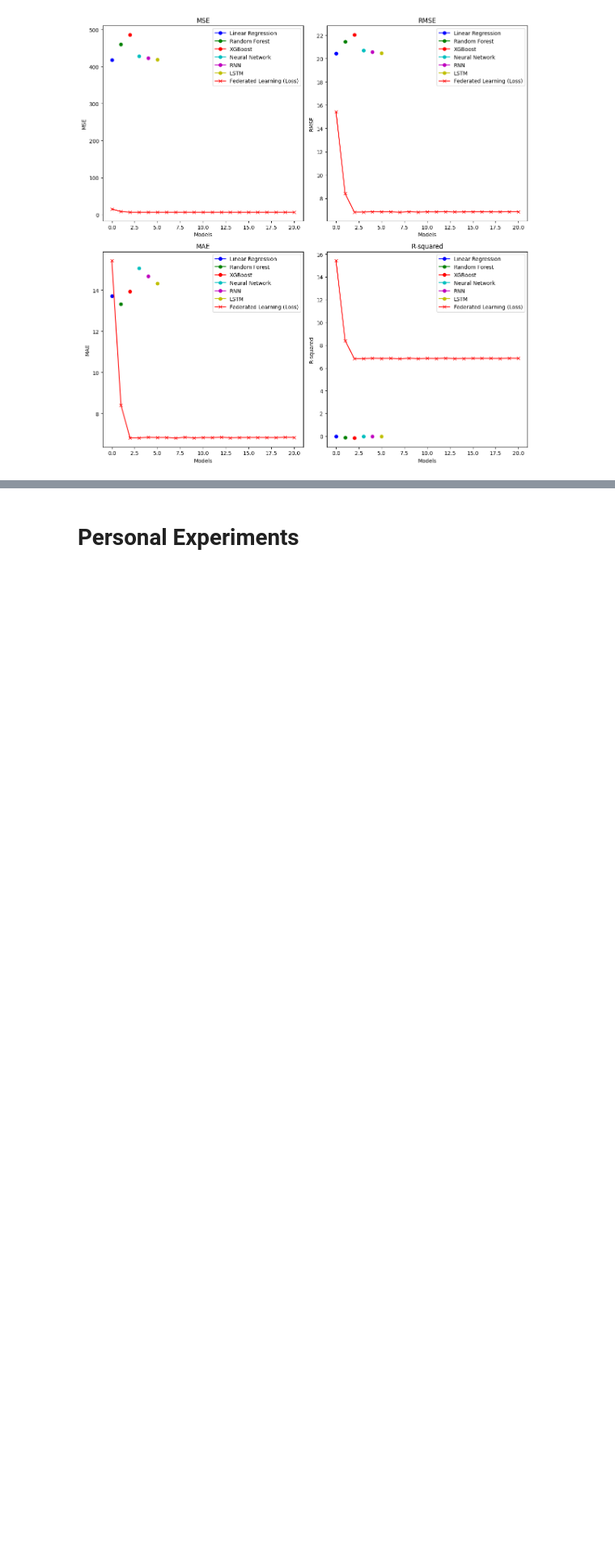
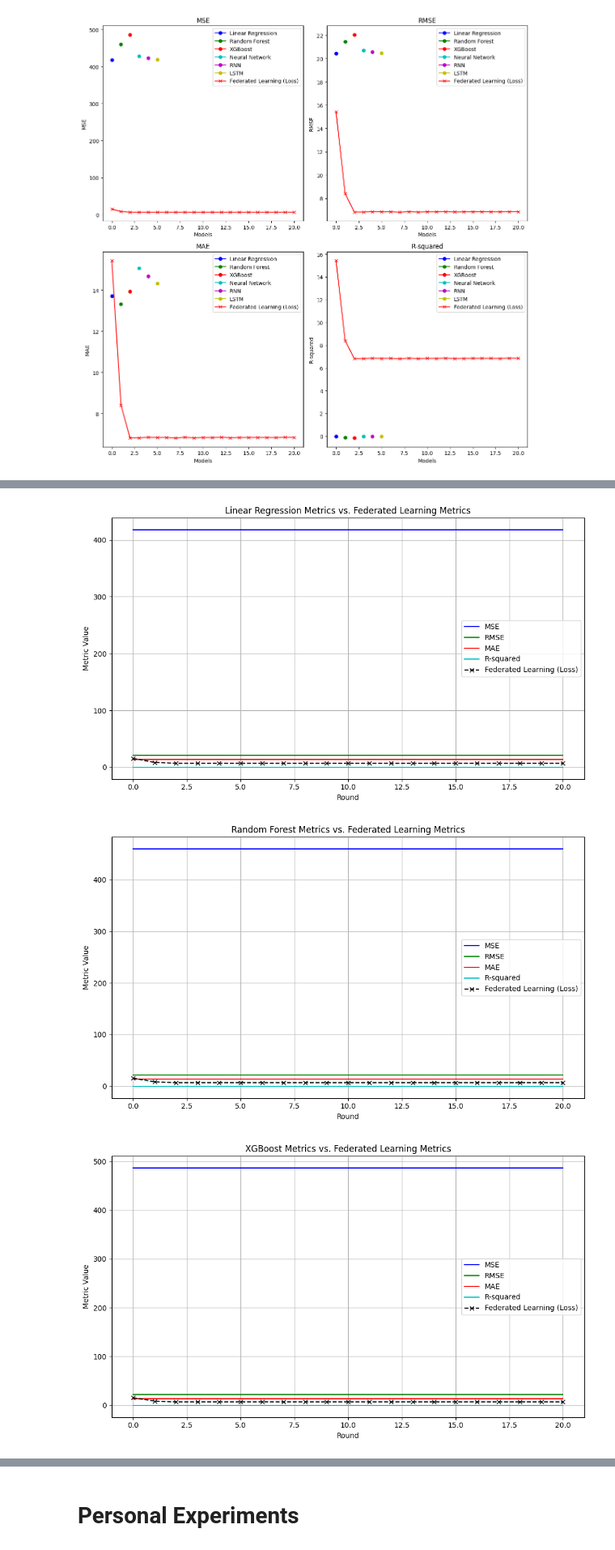
Before and after one commit to kirank981/Project_space, a Jupyter notebook: project_space.ipynb, the cells around one changed output, grey strips where cells are left out. Shown at 81% size. Saved outputs shown, nothing was run; the diff lists cells and outputs as text; code cells hidden in the pictures; blank space fills up the shorter version.

```diff
--- a/project_space.ipynb
+++ b/project_space.ipynb
@@ -2298,0 +2335,34 @@ plt.show()
+# %%
+import matplotlib.pyplot as plt
+import numpy as np
+
+# Centralized model evaluation results
+central_eval_results = eval_results[:, 1:].astype(float)  # Exclude model names and convert to float
+central_eval_metrics = ['MSE', 'RMSE', 'MAE', 'R-squared']
+
+# Define colors for metrics
+metric_colors = ['b', 'g', 'r', 'c']
+
+# Plotting for each centralized model's metrics
+for j, model_name in enumerate(model_names):
+    plt.figure(figsize=(10, 6))
+
+    # Plot metric values for the current centralized model
+    for i, metric in enumerate(central_eval_metrics):
+        plt.plot(range(len(fl_loss)), central_eval_results[j, i] * np.ones(len(fl_loss)), color=metric_colors[i], label=f'{metric}')
+
+    # Plot FL evaluation values for all rounds
+    plt.plot(range(len(fl_loss)), fl_loss, marker='x', color='k', linestyle='dashed', label='Federated Learning (Loss)')
+
+    plt.title(f'{model_name} Metrics vs. Federated Learning Metrics')
+    plt.xlabel('Round')
+    plt.ylabel('Metric Value')
+    plt.legend()
+    plt.grid(True)
+
+    plt.tight_layout()
+    plt.show()
+# %% [output]
+[figure, added]
+[figure, added]
+[figure, added]
```
Also changed, not shown: parts of 6 cells of this notebook.
